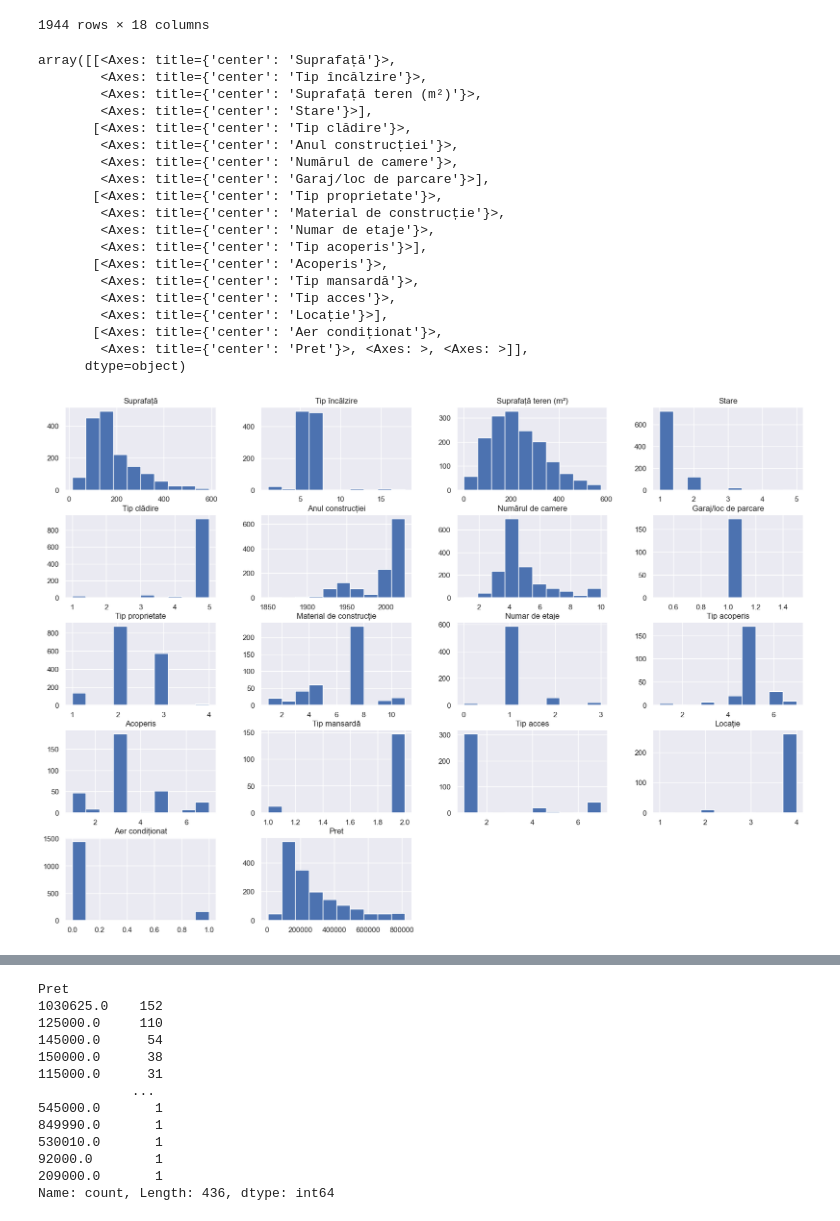
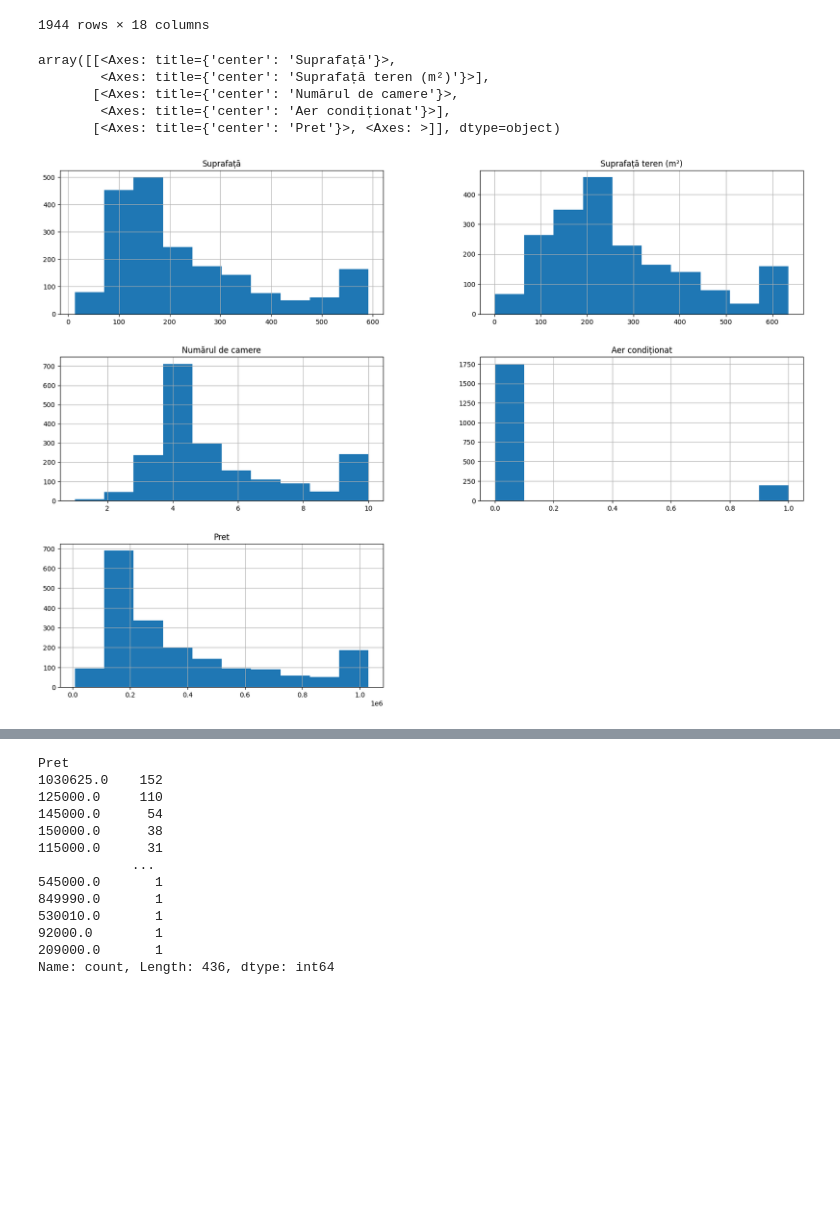
Before and after one commit to SimeonTica/House-pricing-prediction, a Jupyter notebook: House pricing prediction/HouseDataPrediction_edit.ipynb, the cells around one changed output, grey strips where cells are left out. Saved outputs shown, nothing was run; the diff lists cells and outputs as text; code cells hidden in the pictures; blank space fills up the shorter version.

```diff
--- a/House pricing prediction/HouseDataPrediction_edit.ipynb
+++ b/House pricing prediction/HouseDataPrediction_edit.ipynb
@@ -571,23 +740,9 @@ new_df_cap.to_csv(r"..\CSVs\EditedDataSet.csv", encoding="utf-16", index=0)
 # %%
-new_df.hist(figsize=(20, 14))
+new_df_cap.hist(figsize=(20,14))
 # %% [output]
 array([[<Axes: title={'center': 'Suprafață'}>,
-        <Axes: title={'center': 'Tip încălzire'}>,
-        <Axes: title={'center': 'Suprafață teren (m²)'}>,
-        <Axes: title={'center': 'Stare'}>],
-       [<Axes: title={'center': 'Tip clădire'}>,
-        <Axes: title={'center': 'Anul construcției'}>,
-        <Axes: title={'center': 'Numărul de camere'}>,
-        <Axes: title={'center': 'Garaj/loc de parcare'}>],
-       [<Axes: title={'center': 'Tip proprietate'}>,
-        <Axes: title={'center': 'Material de construcție'}>,
-        <Axes: title={'center': 'Numar de etaje'}>,
-        <Axes: title={'center': 'Tip acoperis'}>],
-       [<Axes: title={'center': 'Acoperis'}>,
-        <Axes: title={'center': 'Tip mansardă'}>,
-        <Axes: title={'center': 'Tip acces'}>,
-        <Axes: title={'center': 'Locație'}>],
-       [<Axes: title={'center': 'Aer condiționat'}>,
-        <Axes: title={'center': 'Pret'}>, <Axes: >, <Axes: >]],
-      dtype=object)
+        <Axes: title={'center': 'Suprafață teren (m²)'}>],
+       [<Axes: title={'center': 'Numărul de camere'}>,
+        <Axes: title={'center': 'Aer condiționat'}>],
+       [<Axes: title={'center': 'Pret'}>, <Axes: >]], dtype=object)
-[figure, old version]
+[figure, new version]
```
Also changed, not shown: parts of 27 cells of this notebook, 22 other files.
